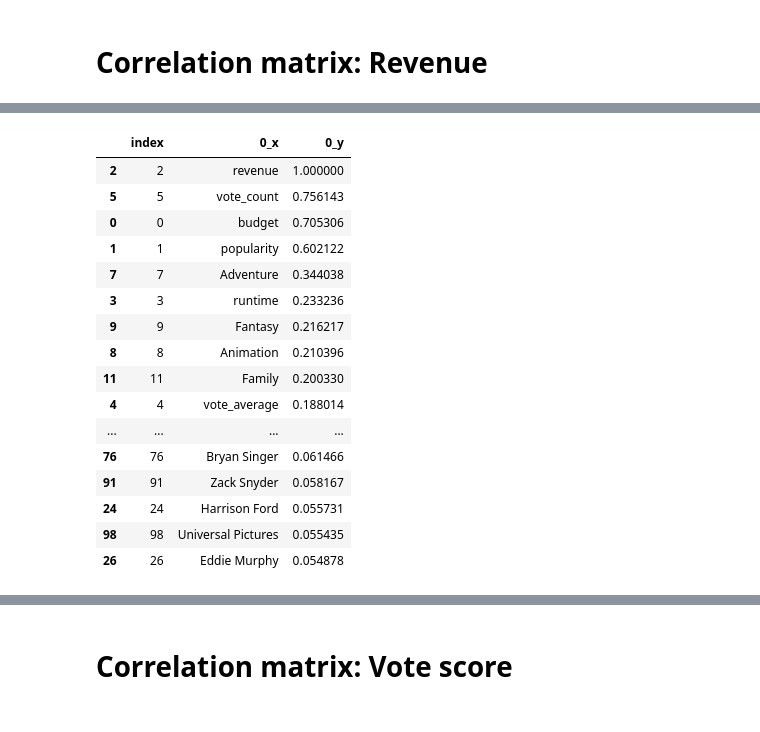
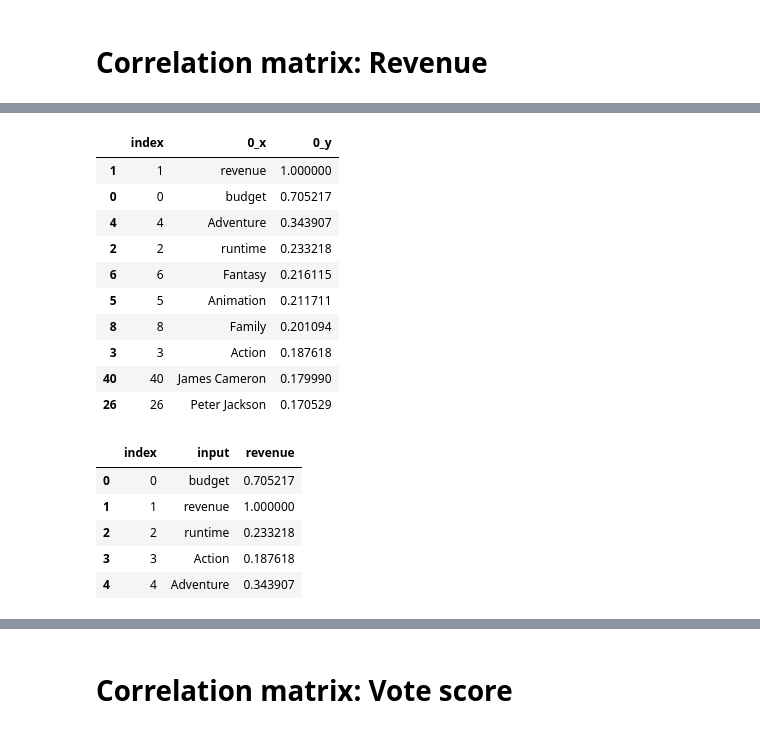
Before and after one commit to anarmcm/Project-Week-8-Final-Project, a Jupyter notebook: code/dummies.ipynb, the cells around one changed output, grey strips where cells are left out. Drawn from its saved outputs; the diff is of its cells as text; code cells hidden in the pictures.

```diff
--- a/code/dummies.ipynb
+++ b/code/dummies.ipynb
@@ -404,7 +436,7 @@ clean.head()
 # %% [markdown]
 # Correlation matrix: Revenue
 # %%
-clean_drop = clean.drop(columns = ["title", "cast", "genres", "original_language", "production_companies", "production_countries", "spoken_languages", "director"])
+clean_drop = clean.drop(columns = ["title", "cast", "genres", "original_language", "production_companies", "production_countries", "spoken_languages", "director", "popularity", "vote_count", "vote_average"])
 # %%
 clean_drop.head()
 # %% [output]
@@ -417,0 +450,7 @@ clean_drop.head()
+# %%
+clean_drop.release_date = clean_drop.release_date.apply(pd.to_datetime)
+# %%
+clean_drop['year'] = clean_drop["release_date"].dt.year
+clean_drop['month'] = clean_drop["release_date"].dt.month
+# %%
+clean_drop.drop(columns = "release_date", inplace = True)
@@ -472,22 +508,16 @@ corr_df=corr_df.reset_index()
 # %%
 positive_corr = pd.merge(var_df, corr_df, on= "index")
 # %%
-positive_corr.sort_values("0_y", ascending = False)[:40]
+positive_corr.sort_values("0_y", ascending = False)[:10]
 # %% [output]
 |  | index | 0_x | 0_y |
-| 2 | 2 | revenue | 1.000000 |
-| 5 | 5 | vote_count | 0.756143 |
-| 0 | 0 | budget | 0.705306 |
-| 1 | 1 | popularity | 0.602122 |
-| 7 | 7 | Adventure | 0.344038 |
-| 3 | 3 | runtime | 0.233236 |
-| 9 | 9 | Fantasy | 0.216217 |
-| 8 | 8 | Animation | 0.210396 |
-| 11 | 11 | Family | 0.200330 |
-| 4 | 4 | vote_average | 0.188014 |
-| ... | ... | ... | ... |
-| 76 | 76 | Bryan Singer | 0.061466 |
-| 91 | 91 | Zack Snyder | 0.058167 |
-| 24 | 24 | Harrison Ford | 0.055731 |
-| 98 | 98 | Universal Pictures | 0.055435 |
-| 26 | 26 | Eddie Murphy | 0.054878 |
+| 1 | 1 | revenue | 1.000000 |
+| 0 | 0 | budget | 0.705217 |
+| 4 | 4 | Adventure | 0.343907 |
+| 2 | 2 | runtime | 0.233218 |
+| 6 | 6 | Fantasy | 0.216115 |
+| 5 | 5 | Animation | 0.211711 |
+| 8 | 8 | Family | 0.201094 |
+| 3 | 3 | Action | 0.187618 |
+| 40 | 40 | James Cameron | 0.179990 |
+| 26 | 26 | Peter Jackson | 0.170529 |
@@ -493,0 +526,9 @@ positive_corr.sort_values("0_y", ascending = False)[:40]
+# %%
+positive_corr.head()
+# %% [output]
+|  | index | input | revenue |
+| 0 | 0 | budget | 0.705217 |
+| 1 | 1 | revenue | 1.000000 |
+| 2 | 2 | runtime | 0.233218 |
+| 3 | 3 | Action | 0.187618 |
+| 4 | 4 | Adventure | 0.343907 |
```
Also changed, not shown: parts of 74 cells of this notebook, 12 other files.
